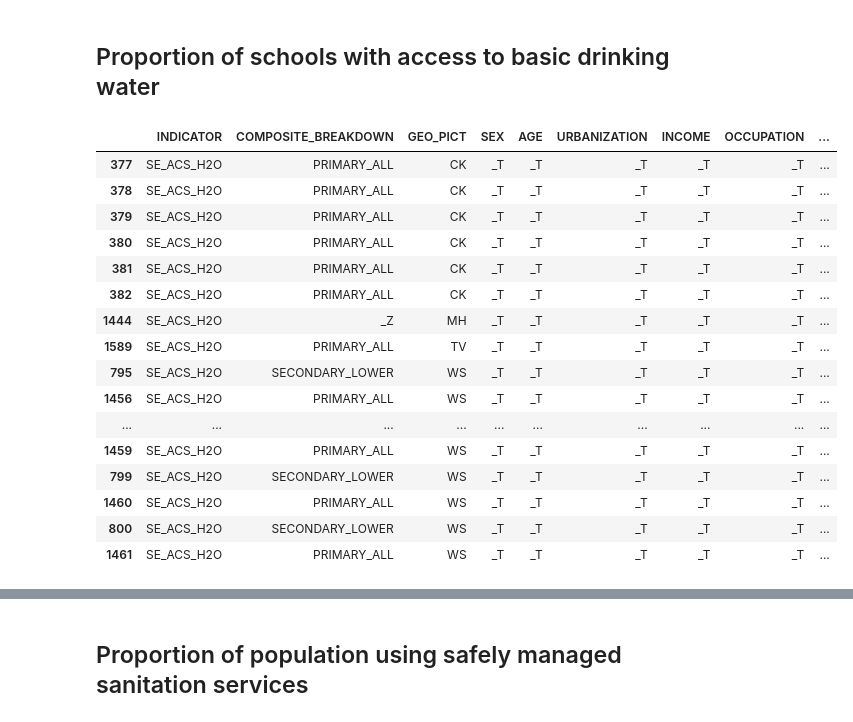
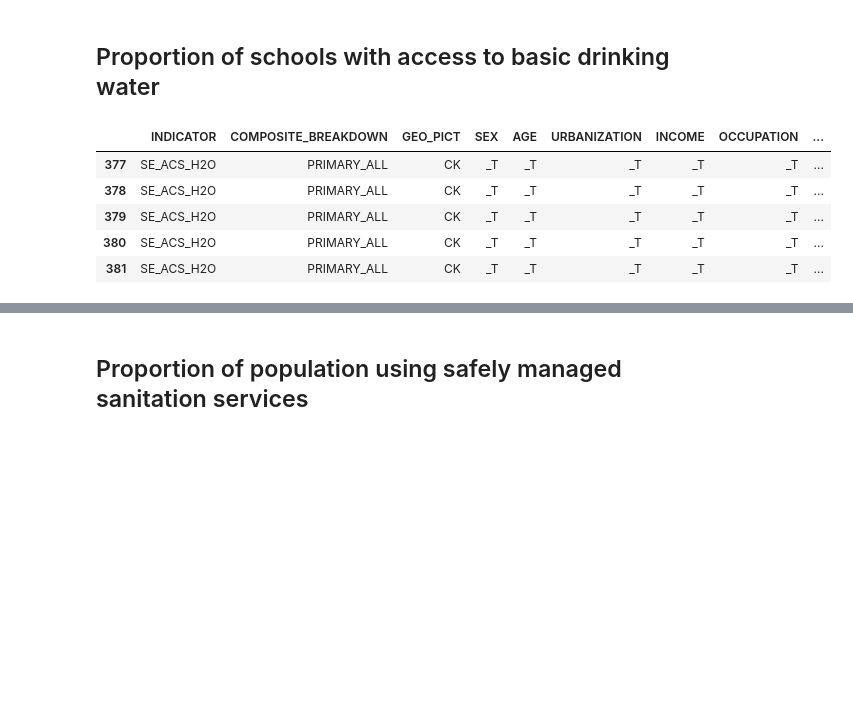
Before and after one commit to lacanlale/pacific-dataviz-2025, a Jupyter notebook: notebooks/Exploration.ipynb, the cells around one changed output, grey strips where cells are left out. Cells and saved outputs as stored; diff of their text form; code cells hidden in the pictures; blank space fills up the shorter version.

```diff
--- a/notebooks/Exploration.ipynb
+++ b/notebooks/Exploration.ipynb
@@ -403,23 +411,12 @@ sns.move_legend(ax, "upper left", bbox_to_anchor=(1, 1))
 # %% [markdown]
 ## Proportion of schools with access to basic drinking water
 # %%
-school_h20_access_df.head(20).sort_values(by=["GEO_PICT","TIME_PERIOD","REPORTING_TYPE"])
+school_h20_access_df.head(5).sort_values(by=["GEO_PICT","TIME_PERIOD","REPORTING_TYPE"])
 # %% [output]
 |  | INDICATOR | COMPOSITE_BREAKDOWN | GEO_PICT | SEX | AGE | URBANIZATION | INCOME | OCCUPATION | ... |
 | 377 | SE_ACS_H2O | PRIMARY_ALL | CK | _T | _T | _T | _T | _T | ... |
 | 378 | SE_ACS_H2O | PRIMARY_ALL | CK | _T | _T | _T | _T | _T | ... |
 | 379 | SE_ACS_H2O | PRIMARY_ALL | CK | _T | _T | _T | _T | _T | ... |
 | 380 | SE_ACS_H2O | PRIMARY_ALL | CK | _T | _T | _T | _T | _T | ... |
 | 381 | SE_ACS_H2O | PRIMARY_ALL | CK | _T | _T | _T | _T | _T | ... |
-| 382 | SE_ACS_H2O | PRIMARY_ALL | CK | _T | _T | _T | _T | _T | ... |
-| 1444 | SE_ACS_H2O | _Z | MH | _T | _T | _T | _T | _T | ... |
-| 1589 | SE_ACS_H2O | PRIMARY_ALL | TV | _T | _T | _T | _T | _T | ... |
-| 795 | SE_ACS_H2O | SECONDARY_LOWER | WS | _T | _T | _T | _T | _T | ... |
-| 1456 | SE_ACS_H2O | PRIMARY_ALL | WS | _T | _T | _T | _T | _T | ... |
-| ... | ... | ... | ... | ... | ... | ... | ... | ... | ... |
-| 1459 | SE_ACS_H2O | PRIMARY_ALL | WS | _T | _T | _T | _T | _T | ... |
-| 799 | SE_ACS_H2O | SECONDARY_LOWER | WS | _T | _T | _T | _T | _T | ... |
-| 1460 | SE_ACS_H2O | PRIMARY_ALL | WS | _T | _T | _T | _T | _T | ... |
-| 800 | SE_ACS_H2O | SECONDARY_LOWER | WS | _T | _T | _T | _T | _T | ... |
-| 1461 | SE_ACS_H2O | PRIMARY_ALL | WS | _T | _T | _T | _T | _T | ... |
 # %%
```
Also changed, not shown: parts of 3 cells of this notebook, 1 other file.
